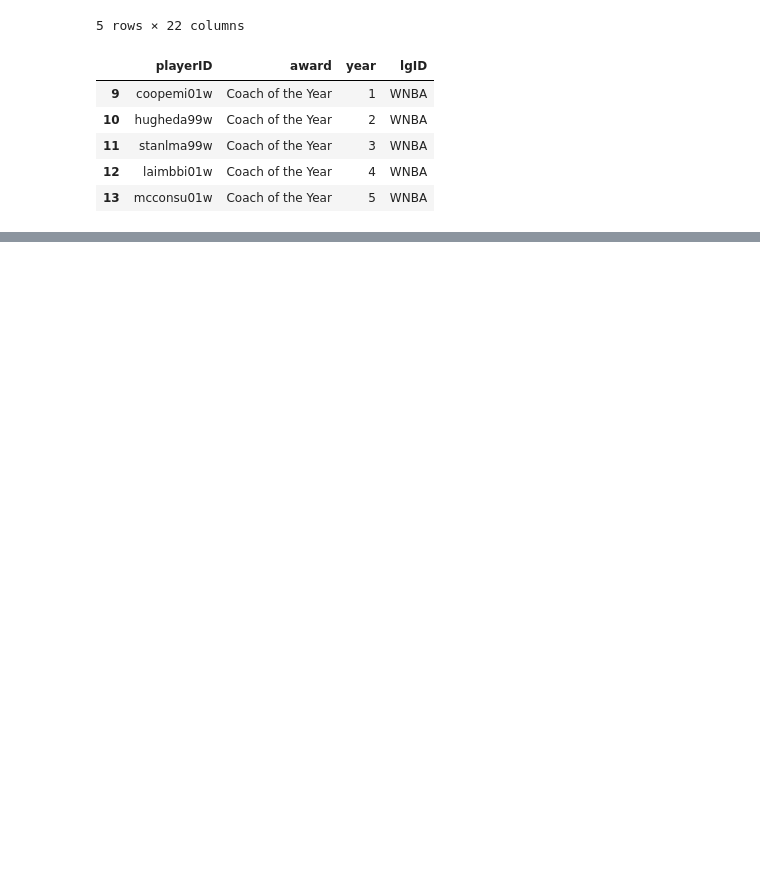
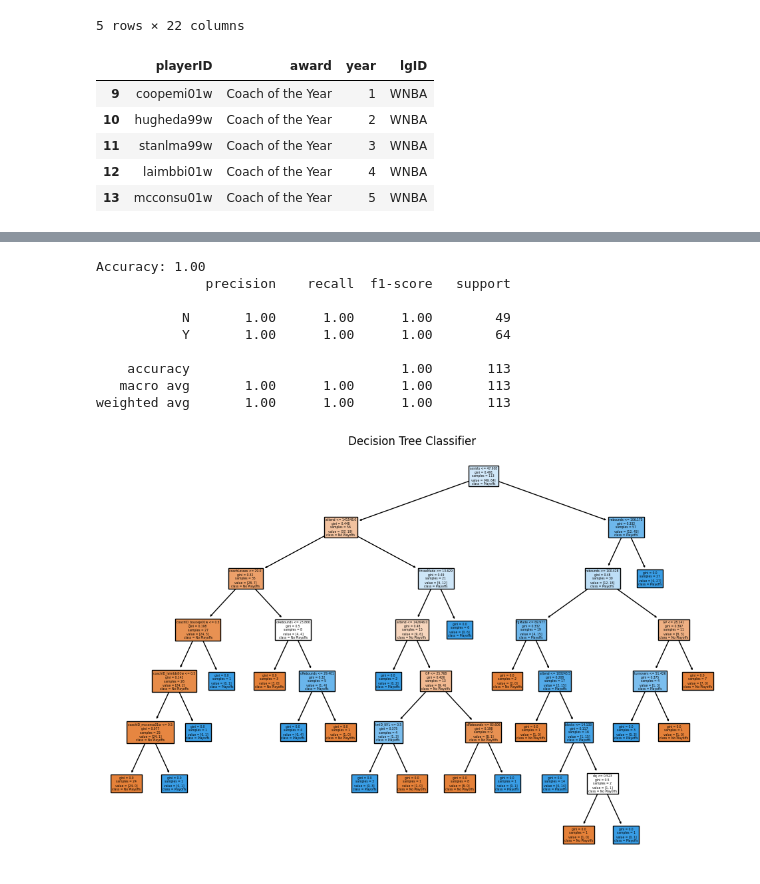
Before and after one commit to Hugo7gomes/FEUP_AC, a Jupyter notebook: firstApproach.ipynb, the cells around one changed output, grey strips where cells are left out. Saved outputs shown, nothing was run; the diff lists cells and outputs as text; code cells hidden in the pictures; blank space fills up the shorter version.

```diff
--- a/firstApproach.ipynb
+++ b/firstApproach.ipynb
@@ -342,0 +439,12 @@ LogisticRegression does not accept missing values encoded as NaN natively. For s
+# %%
+knn_classifier = KNeighborsClassifier(n_neighbors=3)
+
+knn_classifier.fit(features, target)
+
+predictions = knn_classifier.predict(test_features)
+
+accuracy = accuracy_score(test_target, predictions)
+classification_rep = classification_report(test_target, predictions)
+
+print(f'Accuracy: {accuracy:.2f}')
+print(classification_rep)
@@ -342,0 +461,29 @@ LogisticRegression does not accept missing values encoded as NaN natively. For s
+# %%
+decision_tree_classifier = DecisionTreeClassifier(random_state=41)
+
+decision_tree_classifier.fit(features, target)
+
+predictions = decision_tree_classifier.predict(test_features)
+
+accuracy = accuracy_score(test_target, predictions)
+classification_rep = classification_report(test_target, predictions)
+
+print(f'Accuracy: {accuracy:.2f}')
+print(classification_rep)
+
+# Visualize the Decision Tree
+plt.figure(figsize=(12, 8))
+plot_tree(decision_tree_classifier, filled=True, feature_names=features.columns, class_names=["No Playoffs", "Playoffs"])
+plt.title("Decision Tree Classifier")
+plt.show()
+# %% [output]
+Accuracy: 1.00
+              precision    recall  f1-score   support
+
+           N       1.00      1.00      1.00        49
+           Y       1.00      1.00      1.00        64
+
+    accuracy                           1.00       113
+   macro avg       1.00      1.00      1.00       113
+weighted avg       1.00      1.00      1.00       113
+[figure, added]
```
Also changed, not shown: parts of 6 cells of this notebook, 4 other files.
